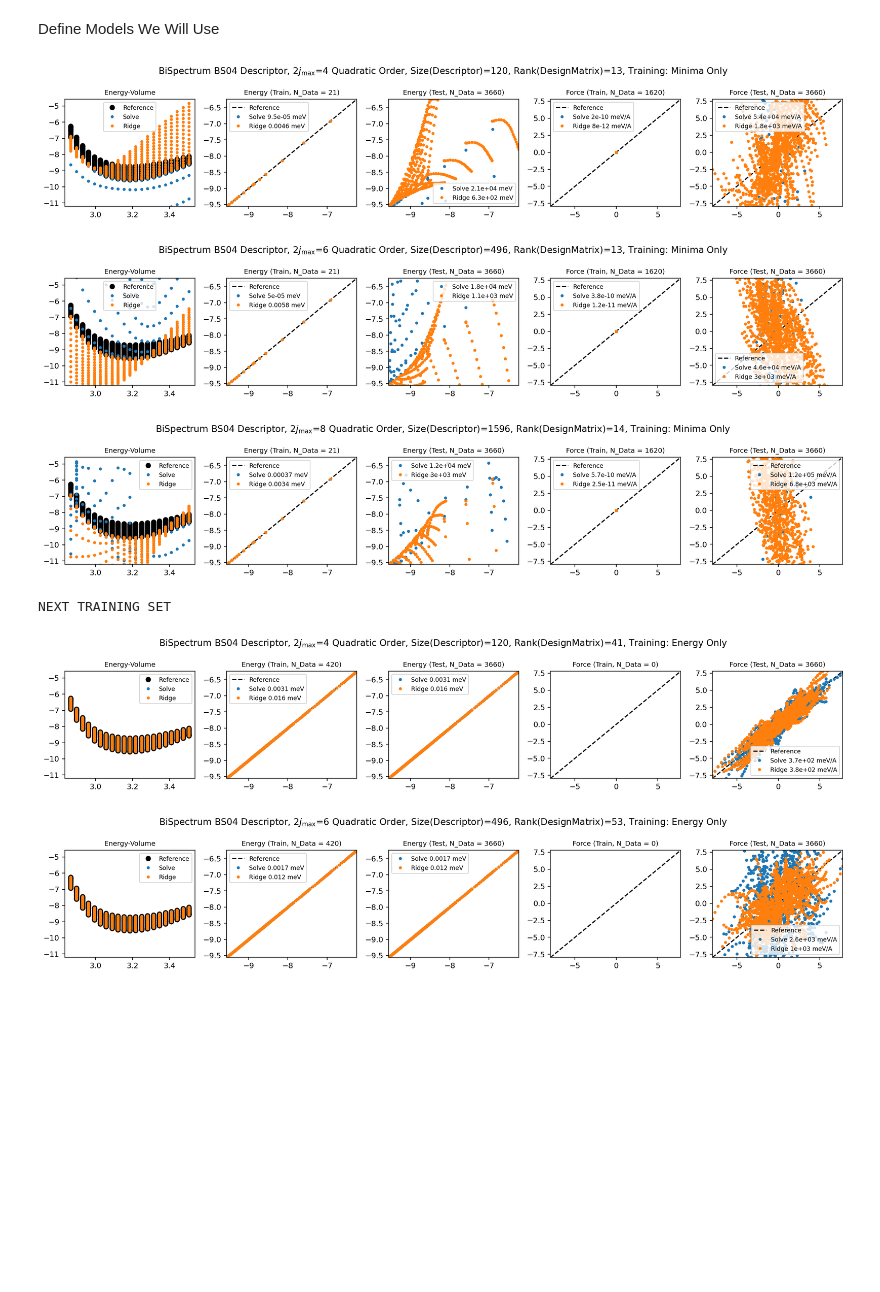
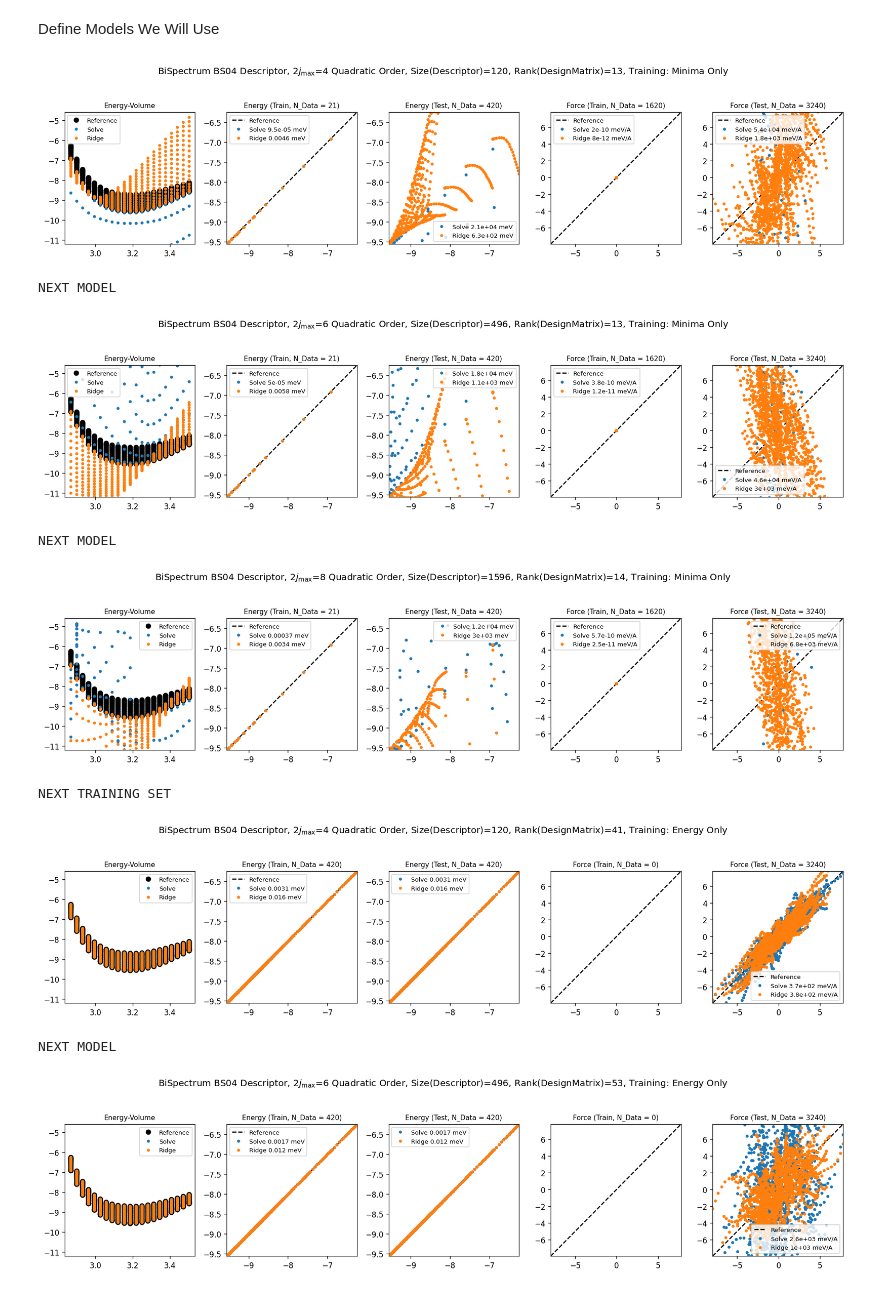
Before and after one commit to tomswinburne/MonacosteExample, a Jupyter notebook: MONACOSTE_Training_Example.ipynb, the cells around one changed output. Drawn from its saved outputs; the diff is of its cells as text; code cells hidden in the pictures; blank space fills up the shorter version.

```diff
--- a/MONACOSTE_Training_Example.ipynb
+++ b/MONACOSTE_Training_Example.ipynb
@@ -148,35 +148,41 @@ fit_masks = {'Minima Only' : data['is_minima'],
              '10% Energies & Forces' : np.random.uniform(size=data['is_energy'].size)<test_train_split}
 # %%
 
-for fit in fit_masks:
+for j,fit in enumerate(fit_masks):
 
     models = {"Solve":LinearSolve(),"Ridge":RidgeSolve()}
     for i,twojmax_quad in enumerate(zip([4,6,8],[True,True,True])):
 
         fit_mask = fit_masks[fit]
-        fig,axs = plt.subplots(1,5,figsize=(15,3),sharex='col',sharey='col',dpi=160)
+        fig,axs = plt.subplots(1,5,figsize=(15,3.5),sharex='col',sharey='col',dpi=120)
         axs[0].set_title("Energy-Volume",fontsize=9)
         axs[1].set_title("Energy (Train, N_Data = %d)" % ((data['is_energy']*fit_mask).sum()),fontsize=9)
-        axs[2].set_title("Energy (Test, N_Data = %d)" % (fit_mask.size),fontsize=9)
+        axs[2].set_title("Energy (Test, N_Data = %d)" % (data['is_energy'].sum()),fontsize=9)
         axs[3].set_title("Force (Train, N_Data = %d)" % (((~data['is_energy'])*fit_mask).sum()),fontsize=9)
-        axs[4].set_title("Force (Test, N_Data = %d)" % (fit_mask.size),fontsize=9)
+        axs[4].set_title("Force (Test, N_Data = %d)" % ((~data['is_energy']).sum()),fontsize=9)
 
         sel = jmax_select_vector(twojmax_quad[0],quad=twojmax_quad[1])
         d = [data,data_quad][twojmax_quad[1]]
         rank = lambda _A : np.linalg.matrix_rank(_A.T@_A)
         plot_results(axs,d,models,sel,fit_mask)
         title = r"BiSpectrum BS04 Descriptor, $2j_{\rm max}$=%d " % twojmax_quad[0]
         title += ["Linear","Quadratic"][twojmax_quad[1]]+" Order, "
         title += f"Size(Descriptor)={sel.sum()}, Rank(DesignMatrix)={rank(d['A'][fit_mask,:][:,sel])}"
         title += ", Training: "+fit
-        fig.suptitle(title)
+        fig.suptitle(title,y=1.05)
         plt.tight_layout()
         plt.show()
-    print("\n\nNEXT TRAINING SET\n\n")
+        if i<2:
+            print("\nNEXT MODEL\n")
+    if j<len(fit_masks)-1:
+        print("\n\nNEXT TRAINING SET\n\n")
 # %% [output]
-[figure, old version]
+[figure, new version]
+NEXT MODEL
-[figure, old version]
+[figure, new version]
+NEXT MODEL
-[figure, old version]
+[figure, new version]
-NEXT TRAINING SET
+NEXT TRAINING SET
-[figure, old version]
+[figure, new version]
+NEXT MODEL
-[figure, old version]
+[figure, new version]
```
Also changed, not shown: parts of 1 cell of this notebook.
